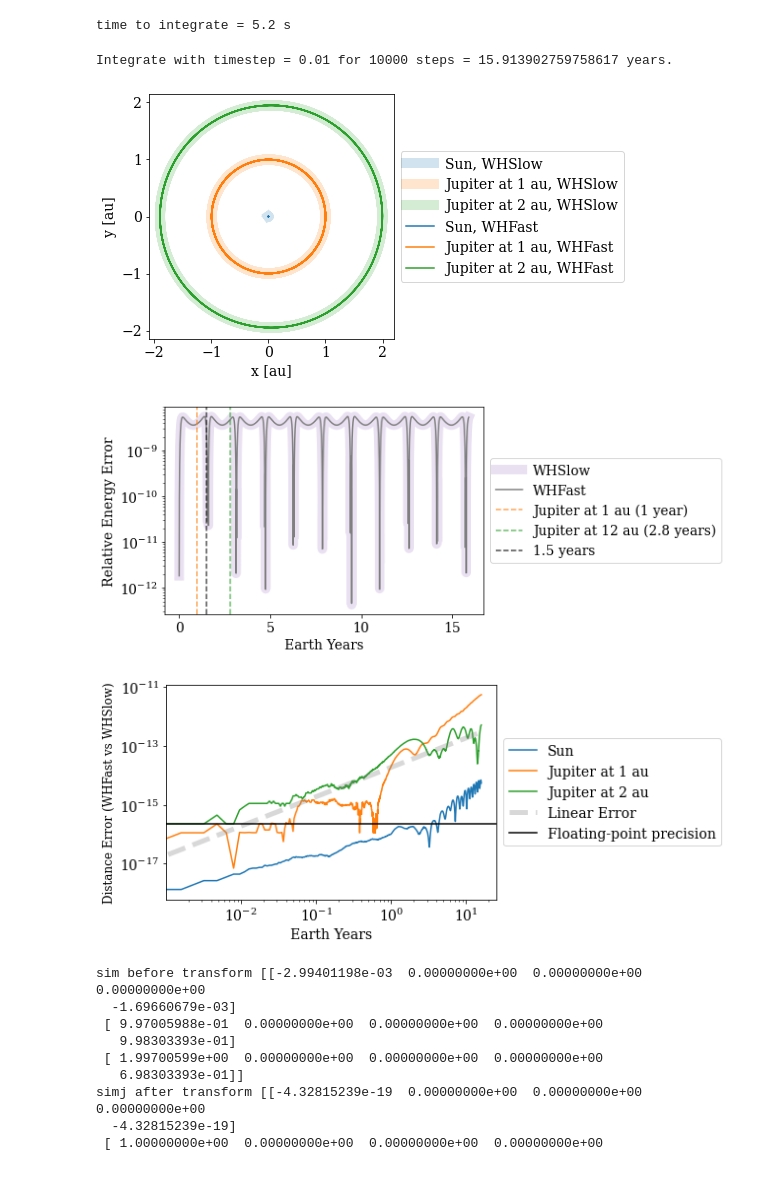
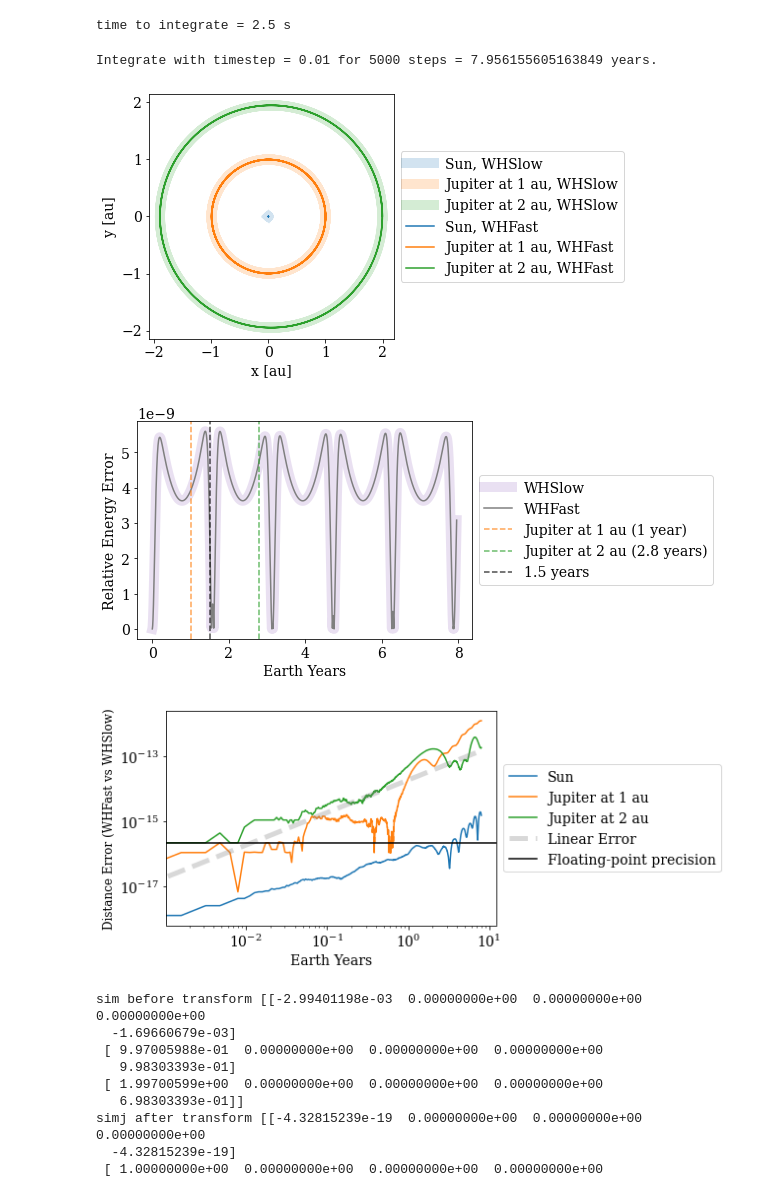
Before and after one commit to michaelkmpoon/eccentricWH, a Jupyter notebook: 07_vanillaWH_3bodyjacobikick.ipynb, the cells around one changed output. Saved outputs shown, nothing was run; the diff lists cells and outputs as text; code cells hidden in the pictures.

```diff
--- a/07_vanillaWH_3bodyjacobikick.ipynb
+++ b/07_vanillaWH_3bodyjacobikick.ipynb
@@ -31,7 +28,7 @@ sim = np.stack([p0, p1, p2])
 sim = vanillaWH_tools.move_to_com(sim)
 
 timestep = 0.01
-N_steps = 10000
+N_steps = 5000
 
 energy_error = np.zeros(N_steps)
 E0 = vanillaWH_tools.energy_fn(sim)
@@ -69,7 +66,7 @@ end = time.time()
 
 print('time to integrate =', np.round(end - start, 1), 's')
 # %% [output]
-time to integrate = 5.2 s
+time to integrate = 2.5 s
 # %%
 sim = rebound.Simulation()
 sim.integrator='whfast'
@@ -123,38 +120,38 @@ plt.plot(orbit_soln_rebound[1,0], orbit_soln_rebound[1,1], label='Jupiter at 1 a
 plt.plot(orbit_soln_rebound[2,0], orbit_soln_rebound[2,1], label='Jupiter at 2 au, WHFast', c='tab:green')
 plt.axis('scaled')
 plt.xlabel('x [au]')
 plt.ylabel('y [au]')
 plt.legend(loc='center left', bbox_to_anchor=(1, 0.5))
 plt.show()
 
 plt.plot(years, energy_error, lw=10, alpha=0.2, label='WHSlow', c='tab:purple')
 plt.plot(years, energy_error_reb, label='WHFast', c='tab:gray')
 plt.axvline(1, ls='--', alpha=0.7, label='Jupiter at 1 au (1 year)', c='tab:orange')
-plt.axvline(2.8, ls='--', alpha=0.7, label='Jupiter at 12 au (2.8 years)', c='tab:green')
+plt.axvline(2.8, ls='--', alpha=0.7, label='Jupiter at 2 au (2.8 years)', c='tab:green')
 plt.axvline(1.5, ls='--', alpha=0.7, label='1.5 years', c='black')
-plt.yscale('log')
 plt.xlabel('Earth Years')
 plt.ylabel('Relative Energy Error')
 plt.legend(loc='center left', bbox_to_anchor=(1, 0.5))
+plt.savefig('3body_energy_error.jpg', dpi=300)
 plt.show()
 
 plt.plot(years, diff0, label='Sun', c='tab:blue')
 plt.plot(years, diff1, label='Jupiter at 1 au', c='tab:orange')
 plt.plot(years, diff2, label='Jupiter at 2 au', c='tab:green')
 plt.plot(years, 3e-17*np.arange(N_steps),ls = '--', c='grey', lw=5, alpha=0.3, label='Linear Error')
 plt.axhline(sys.float_info.epsilon, label='Floating-point precision', c='black')
 
 plt.xscale('log')
 plt.yscale('log')
 plt.xlabel('Earth Years')
 plt.ylabel('Distance Error (WHFast vs WHSlow)', fontsize=12)
 plt.legend(loc='center left', bbox_to_anchor=(1, 0.5))
 plt.show()
 # %% [output]
-Integrate with timestep = 0.01 for 10000 steps = 15.913902759758617 years.
+Integrate with timestep = 0.01 for 5000 steps = 7.956155605163849 years.
 [figure]
-[figure, old version]
+[figure, new version]
-[figure, old version]
+[figure, new version]
 # %%
 # particle array as [rx, ry, vx, vy, m]
 p0 = np.array([0., 0., 0., 0., 0., 0., 1.])
```
Also changed, not shown: parts of 1 cell of this notebook, 5 other files.
